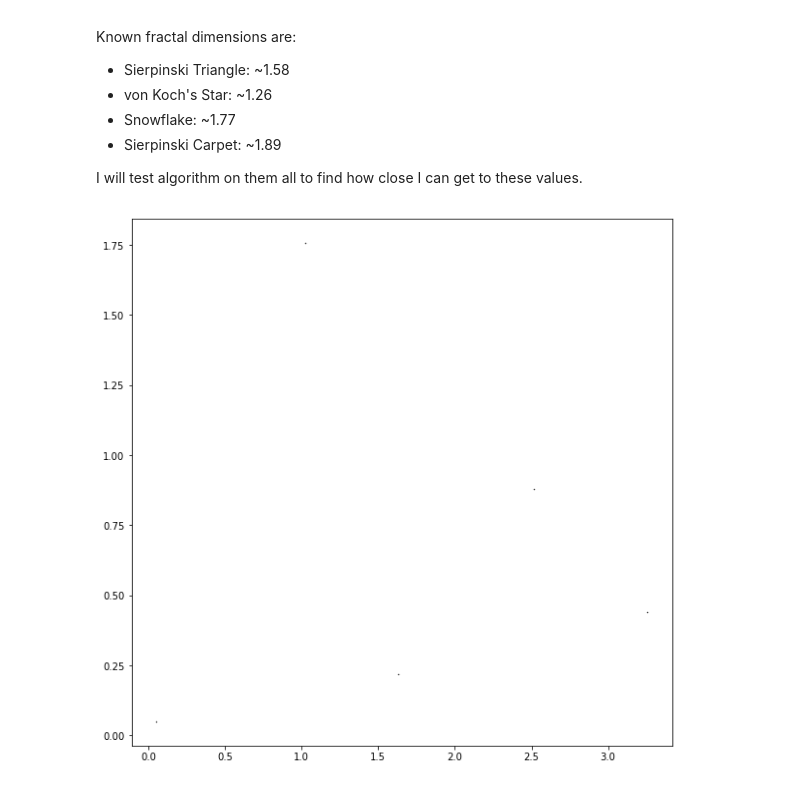
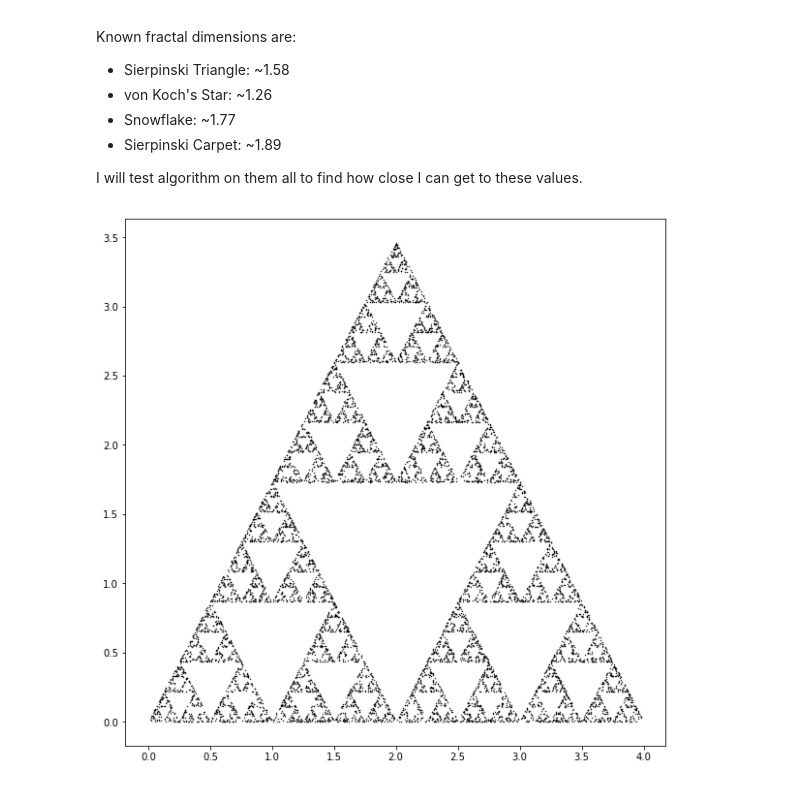
Before and after one commit to SimonMolinsky/fractals_and_chaos, a Jupyter notebook: chapter_05.ipynb, the cells around one changed output. Saved outputs shown, nothing was run; the diff lists cells and outputs as text; code cells hidden in the pictures.

Commit message:
points to image - done

```diff
--- a/chapter_05.ipynb
+++ b/chapter_05.ipynb
@@ -65,35 +72,35 @@ def calculate_dimension(array_of_points):
 # %%
 # Test image generation with Sierpinski Triangle
 
-def prepare_triangle():
+def prepare_triangle(number_of_points=10000):
     L = 0.5
     functions = [1, 2, 3]
     triangle = []
     x = 0.1
     y = 0.1
-    for i in range(0, 5):
+    for i in range(0, number_of_points):
         choice = np.random.choice(functions)
         nx = L * x
         ny = L * y
         if choice == 1:
             triangle.append([nx, ny])
         elif choice == 2:
             nx = nx + 2
             triangle.append([nx, ny])
         else:
             nx = nx + 1
             ny = ny + np.sqrt(3)
             triangle.append([nx, ny])
         x = nx
         y = ny
     return np.asarray(triangle)
 
 scatter_triangle = prepare_triangle()
 plt.figure(figsize=(10,10))
 plt.scatter(scatter_triangle[:, 0], scatter_triangle[:, 1], s=0.2, c='black')
 plt.show()
 # %% [output]
-[figure, old version]
+[figure, new version]
 # %%
 # test1 - image
 
```
Also changed, not shown: parts of 2 cells of this notebook.
